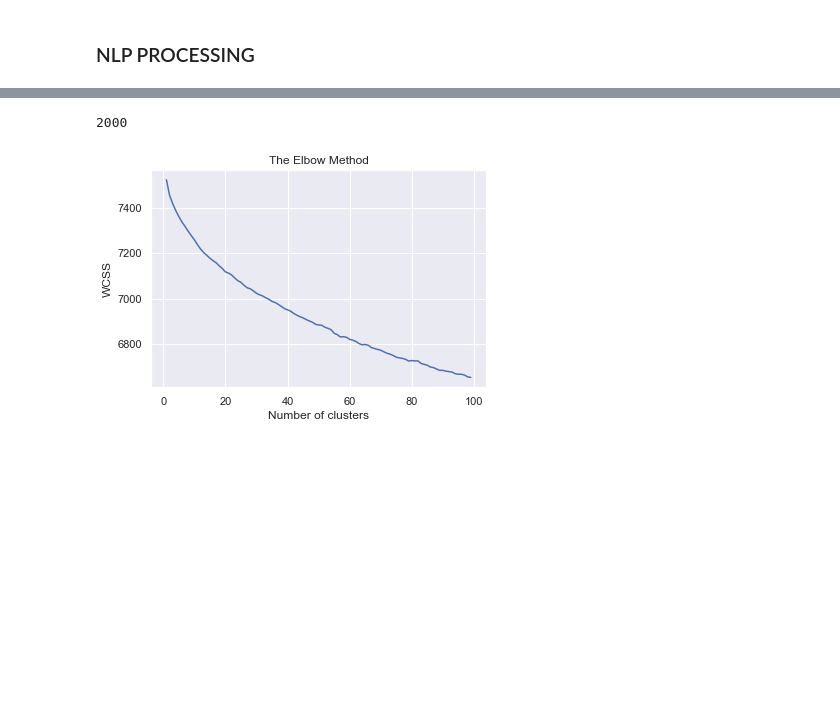
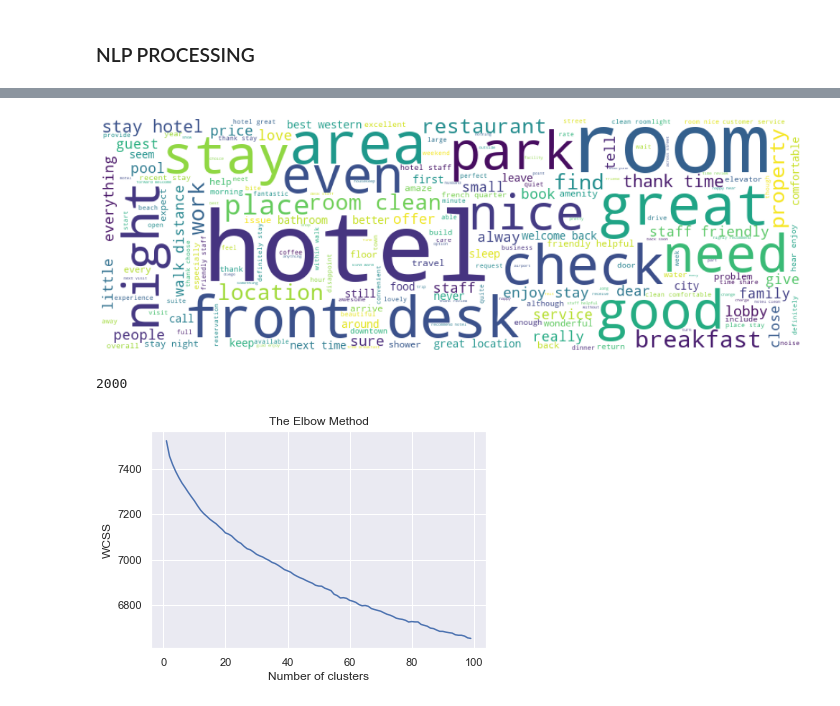
Before and after one commit to ShimsyV/Tripadvisor_review, a Jupyter notebook: Machine_learning_try1.ipynb, the cells around one changed output, grey strips where cells are left out. Cells and saved outputs as stored; diff of their text form; code cells hidden in the pictures; blank space fills up the shorter version.

```diff
--- a/Machine_learning_try1.ipynb
+++ b/Machine_learning_try1.ipynb
@@ -107,6 +108,22 @@ cutoff.head()
 | 8 | 9 | 2240 Buena Vista Rd | Lexington | US | 38.042100 | -84.427100 | Microtel Inn Suites By Wyndham Le... | 40505 | KY | ... |
 | 10 | 11 | 1953 Nicholasville Rd | Lexington | US | 38.012430 | -84.516350 | Hampton Inn Lexington Medical Center | 40503 | KY | ... |
 | 13 | 14 | 610 Poydras St | New Orleans | US | 29.949125 | -90.069748 | The Whitney Hotel | 70130 | LA | ... |
+# %%
+from wordcloud import WordCloud
+
+rt = cutoff['reviews_text_tokens']
+plt.subplots(figsize=(18,6))
+wordcloud = WordCloud(background_color='white',
+                      width=900,
+                      height=300
+                     ).generate(" ".join(rt))
+plt.imshow(wordcloud)
+# plt.title('Reviews Text\n',size=25)
+plt.axis('off')
+plt.savefig("wordcloud.png")
+plt.show()
+# %% [output]
+[figure, added]
 # %%
 ### Preprocessing, stemming, tokenizing
 # %%
```
Also changed, not shown: parts of 3 cells of this notebook, 9 other files.
